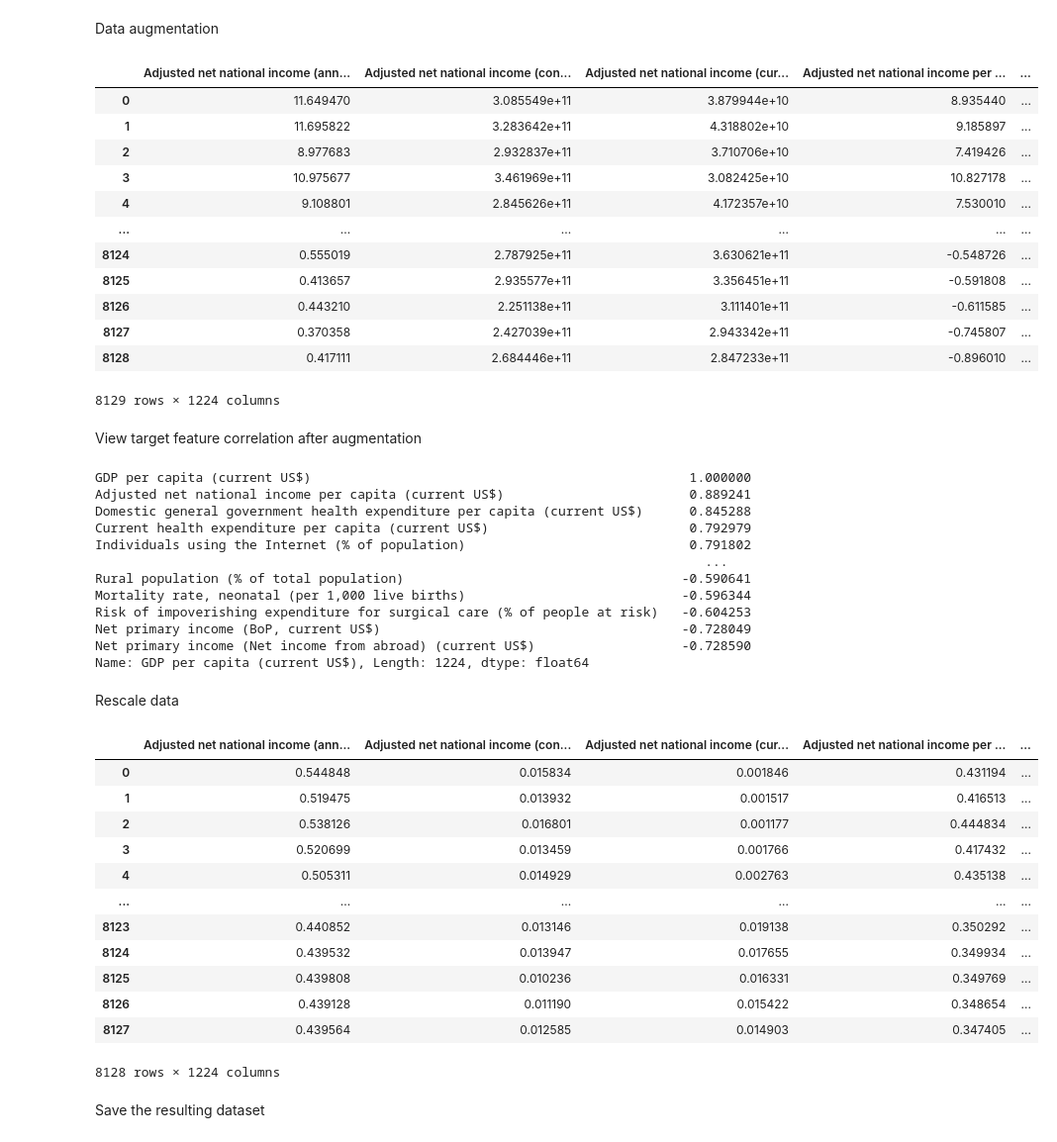
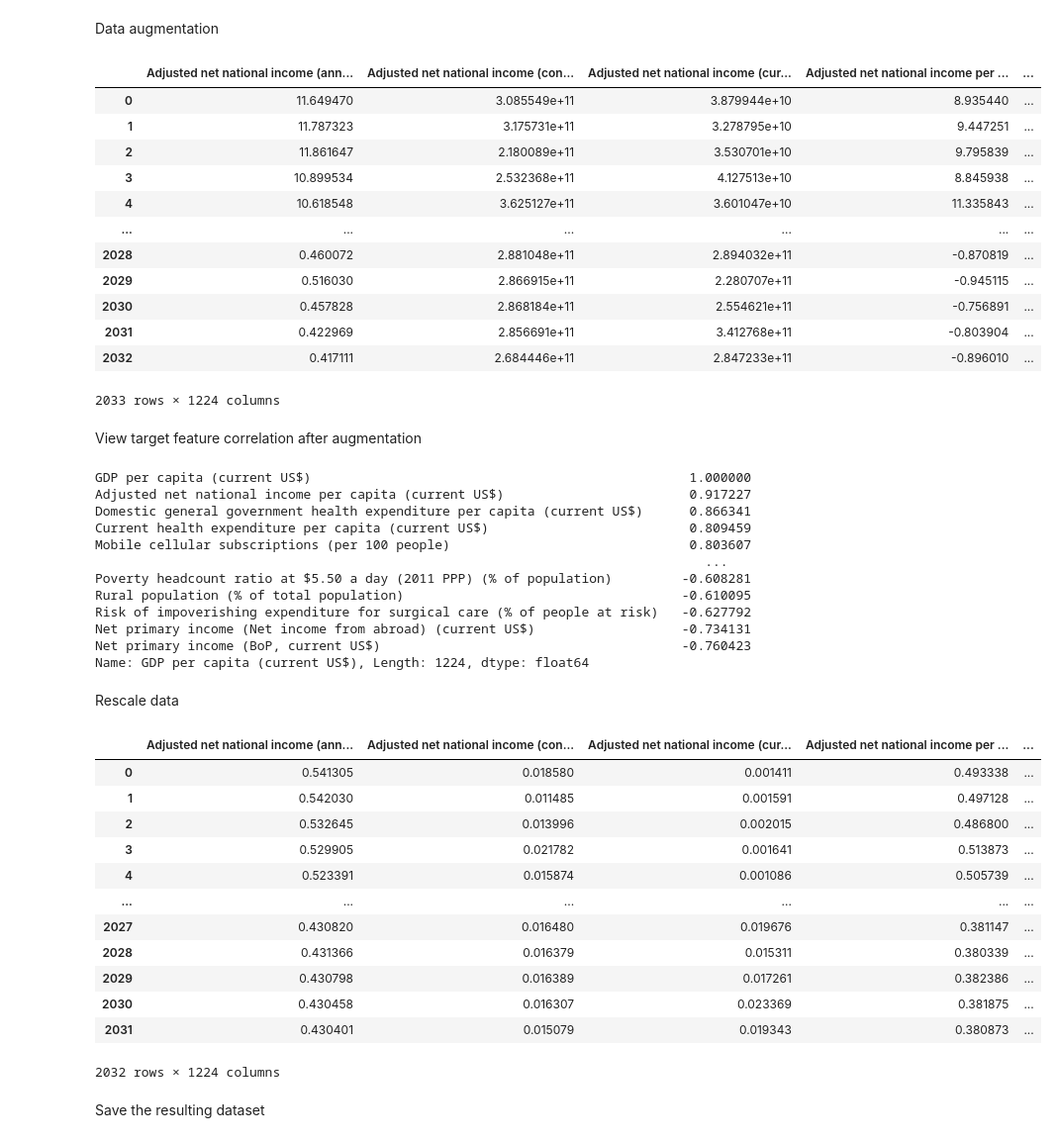
Before and after one commit to DaniilAlenushkin/predicting_a_country_economic_potential, a Jupyter notebook: clear_dataset.ipynb, the cells around one changed output. Shown: that part at 99% size. Cells and saved outputs as stored; diff of their text form; code cells hidden in the pictures.

```diff
--- a/clear_dataset.ipynb
+++ b/clear_dataset.ipynb
@@ -179,35 +179,35 @@ Data augmentation
 # %%
 data_with_augmentation = data_without_useless_columns.copy()
 labels = [i for i in data_with_augmentation]
 mean = 0
 std_dev = 0.15
-increase_index = 5
+increase_index = 3
 
 for _ in range(increase_index):
     new_data_frame = []
     for row_number in range(len(data_with_augmentation)-1):
         first_row = data_with_augmentation.loc[row_number].tolist()
         second_row = data_with_augmentation.loc[row_number+1].tolist()
         result_row = [(first_row[i]+second_row[i])/2 + (np.random.normal(mean, std_dev) * ((first_row[i]+second_row[i])/2)) for i in range(len(first_row))]
         new_data_frame += [first_row, result_row]
     new_data_frame.append(data_with_augmentation.iloc[-1].tolist())
     data_with_augmentation = pd.DataFrame(new_data_frame)
 data_with_augmentation = data_with_augmentation.set_axis(labels, axis=1)
 data_with_augmentation
 # %% [output]
 |  | Adjusted net national income (ann... | Adjusted net national income (con... | Adjusted net national income (cur... | Adjusted net national income per ... | ... |
 | 0 | 11.649470 | 3.085549e+11 | 3.879944e+10 | 8.935440 | ... |
-| 1 | 11.695822 | 3.283642e+11 | 4.318802e+10 | 9.185897 | ... |
-| 2 | 8.977683 | 2.932837e+11 | 3.710706e+10 | 7.419426 | ... |
-| 3 | 10.975677 | 3.461969e+11 | 3.082425e+10 | 10.827178 | ... |
-| 4 | 9.108801 | 2.845626e+11 | 4.172357e+10 | 7.530010 | ... |
+| 1 | 11.787323 | 3.175731e+11 | 3.278795e+10 | 9.447251 | ... |
+| 2 | 11.861647 | 2.180089e+11 | 3.530701e+10 | 9.795839 | ... |
+| 3 | 10.899534 | 2.532368e+11 | 4.127513e+10 | 8.845938 | ... |
+| 4 | 10.618548 | 3.625127e+11 | 3.601047e+10 | 11.335843 | ... |
 | ... | ... | ... | ... | ... | ... |
-| 8124 | 0.555019 | 2.787925e+11 | 3.630621e+11 | -0.548726 | ... |
-| 8125 | 0.413657 | 2.935577e+11 | 3.356451e+11 | -0.591808 | ... |
-| 8126 | 0.443210 | 2.251138e+11 | 3.111401e+11 | -0.611585 | ... |
-| 8127 | 0.370358 | 2.427039e+11 | 2.943342e+11 | -0.745807 | ... |
-| 8128 | 0.417111 | 2.684446e+11 | 2.847233e+11 | -0.896010 | ... |
+| 2028 | 0.460072 | 2.881048e+11 | 2.894032e+11 | -0.870819 | ... |
+| 2029 | 0.516030 | 2.866915e+11 | 2.280707e+11 | -0.945115 | ... |
+| 2030 | 0.457828 | 2.868184e+11 | 2.554621e+11 | -0.756891 | ... |
+| 2031 | 0.422969 | 2.856691e+11 | 3.412768e+11 | -0.803904 | ... |
+| 2032 | 0.417111 | 2.684446e+11 | 2.847233e+11 | -0.896010 | ... |
-8129 rows × 1224 columns
+2033 rows × 1224 columns
 # %% [markdown]
 View target feature correlation after augmentation
 # %%
@@ -215,16 +215,16 @@ corr_matrix = data_with_augmentation.corr()
 corr_matrix["GDP per capita (current US$)"].sort_values(ascending=False)
 # %% [output]
 GDP per capita (current US$)                                                 1.000000
-Adjusted net national income per capita (current US$)                        0.889241
-Domestic general government health expenditure per capita (current US$)      0.845288
-Current health expenditure per capita (current US$)                          0.792979
-Individuals using the Internet (% of population)                             0.791802
+Adjusted net national income per capita (current US$)                        0.917227
+Domestic general government health expenditure per capita (current US$)      0.866341
+Current health expenditure per capita (current US$)                          0.809459
+Mobile cellular subscriptions (per 100 people)                               0.803607
                                                                                ...
-Rural population (% of total population)                                    -0.590641
-Mortality rate, neonatal (per 1,000 live births)                            -0.596344
-Risk of impoverishing expenditure for surgical care (% of people at risk)   -0.604253
-Net primary income (BoP, current US$)                                       -0.728049
-Net primary income (Net income from abroad) (current US$)                   -0.728590
+Poverty headcount ratio at $5.50 a day (2011 PPP) (% of population)         -0.608281
+Rural population (% of total population)                                    -0.610095
+Risk of impoverishing expenditure for surgical care (% of people at risk)   -0.627792
+Net primary income (Net income from abroad) (current US$)                   -0.734131
+Net primary income (BoP, current US$)                                       -0.760423
 Name: GDP per capita (current US$), Length: 1224, dtype: float64
 # %% [markdown]
 Rescale data
@@ -236,18 +236,18 @@ rescaled_data = rescaled_data.iloc[1:, :].reset_index().iloc[:, 1:]
 rescaled_data
 # %% [output]
 |  | Adjusted net national income (ann... | Adjusted net national income (con... | Adjusted net national income (cur... | Adjusted net national income per ... | ... |
-| 0 | 0.544848 | 0.015834 | 0.001846 | 0.431194 | ... |
-| 1 | 0.519475 | 0.013932 | 0.001517 | 0.416513 | ... |
-| 2 | 0.538126 | 0.016801 | 0.001177 | 0.444834 | ... |
-| 3 | 0.520699 | 0.013459 | 0.001766 | 0.417432 | ... |
-| 4 | 0.505311 | 0.014929 | 0.002763 | 0.435138 | ... |
+| 0 | 0.541305 | 0.018580 | 0.001411 | 0.493338 | ... |
+| 1 | 0.542030 | 0.011485 | 0.001591 | 0.497128 | ... |
+| 2 | 0.532645 | 0.013996 | 0.002015 | 0.486800 | ... |
+| 3 | 0.529905 | 0.021782 | 0.001641 | 0.513873 | ... |
+| 4 | 0.523391 | 0.015874 | 0.001086 | 0.505739 | ... |
 | ... | ... | ... | ... | ... | ... |
-| 8123 | 0.440852 | 0.013146 | 0.019138 | 0.350292 | ... |
-| 8124 | 0.439532 | 0.013947 | 0.017655 | 0.349934 | ... |
-| 8125 | 0.439808 | 0.010236 | 0.016331 | 0.349769 | ... |
-| 8126 | 0.439128 | 0.011190 | 0.015422 | 0.348654 | ... |
-| 8127 | 0.439564 | 0.012585 | 0.014903 | 0.347405 | ... |
+| 2027 | 0.430820 | 0.016480 | 0.019676 | 0.381147 | ... |
+| 2028 | 0.431366 | 0.016379 | 0.015311 | 0.380339 | ... |
+| 2029 | 0.430798 | 0.016389 | 0.017261 | 0.382386 | ... |
+| 2030 | 0.430458 | 0.016307 | 0.023369 | 0.381875 | ... |
+| 2031 | 0.430401 | 0.015079 | 0.019343 | 0.380873 | ... |
-8128 rows × 1224 columns
+2032 rows × 1224 columns
 # %% [markdown]
 Save the resulting dataset
 # %%
```
Also changed, not shown: parts of 3 cells of this notebook, 5 other files.
